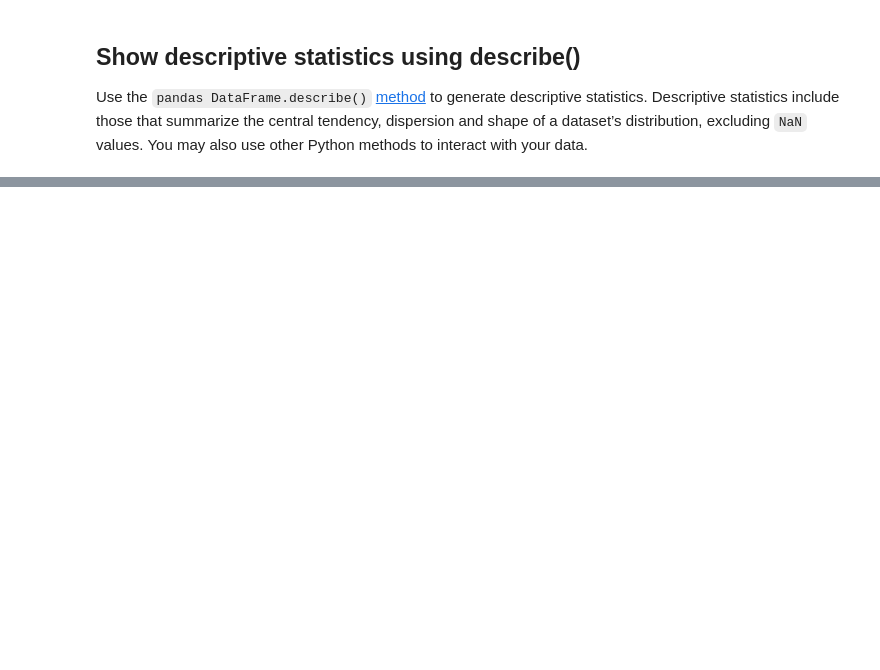
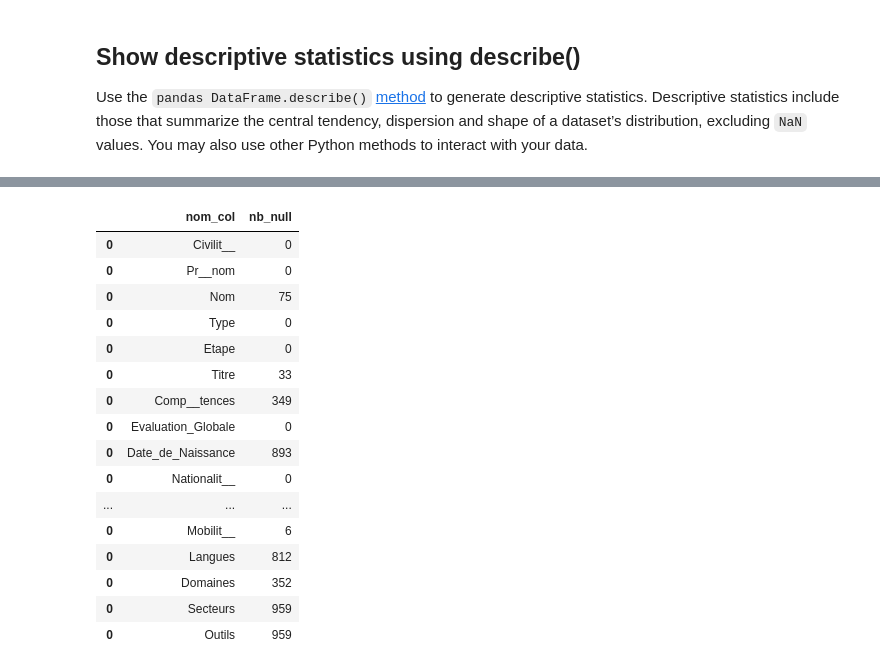
Before and after one commit to emmanuelvaie/google_colab, a Jupyter notebook: BigQueryAnalysis_profiles.ipynb, the cells around one changed output, grey strips where cells are left out. Saved outputs shown, nothing was run; the diff lists cells and outputs as text; code cells hidden in the pictures; blank space fills up the shorter version.

```diff
--- a/BigQueryAnalysis_profiles.ipynb
+++ b/BigQueryAnalysis_profiles.ipynb
@@ -73,2 +79,29 @@ results.describe()
 # %%
 cols = results.columns
+# %%
+prf = pd.DataFrame()
+# %%
+for c in cols:
+  nb_null = results[c].isna().sum()
+  d = pd.DataFrame(data = {'nom_col': c, 'nb_null': [nb_null]})
+  prf = prf.append(d)
+# %%
+prf
+# %% [output]
+|  | nom_col | nb_null |
+| 0 | Civilit__ | 0 |
+| 0 | Pr__nom | 0 |
+| 0 | Nom | 75 |
+| 0 | Type | 0 |
+| 0 | Etape | 0 |
+| 0 | Titre | 33 |
+| 0 | Comp__tences | 349 |
+| 0 | Evaluation_Globale | 0 |
+| 0 | Date_de_Naissance | 893 |
+| 0 | Nationalit__ | 0 |
+| ... | ... | ... |
+| 0 | Mobilit__ | 6 |
+| 0 | Langues | 812 |
+| 0 | Domaines | 352 |
+| 0 | Secteurs | 959 |
+| 0 | Outils | 959 |
```
Also changed, not shown: parts of 2 cells of this notebook.
